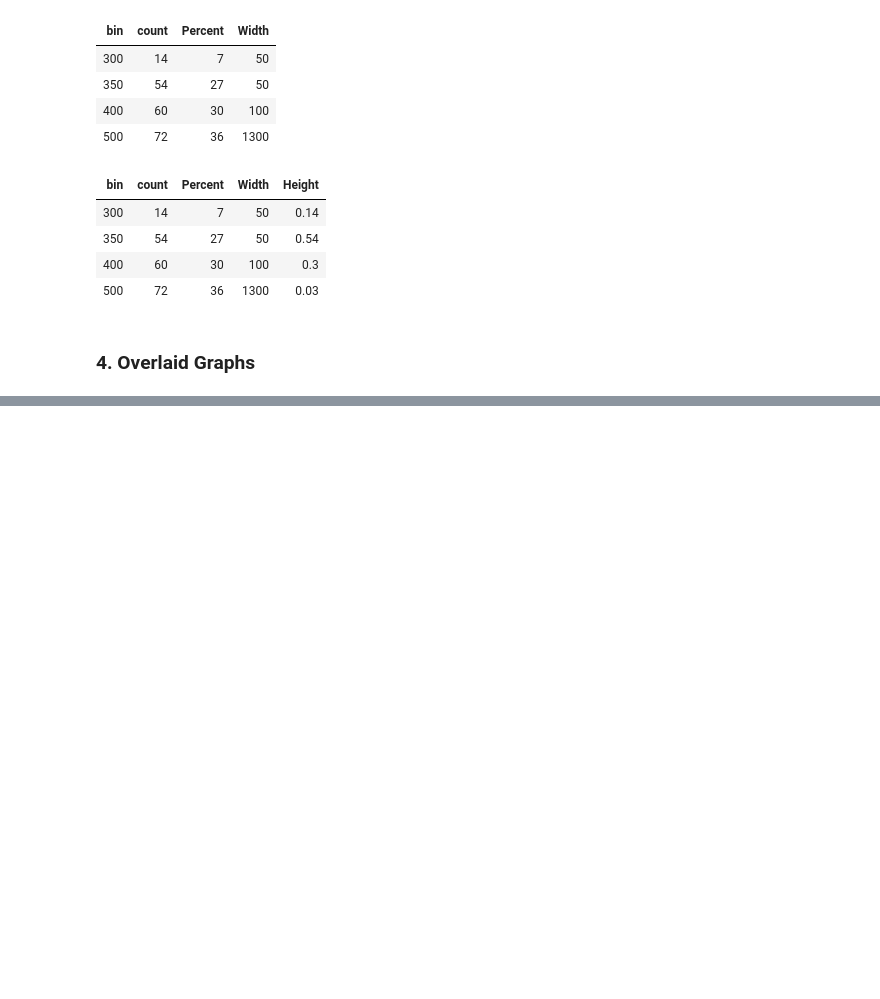
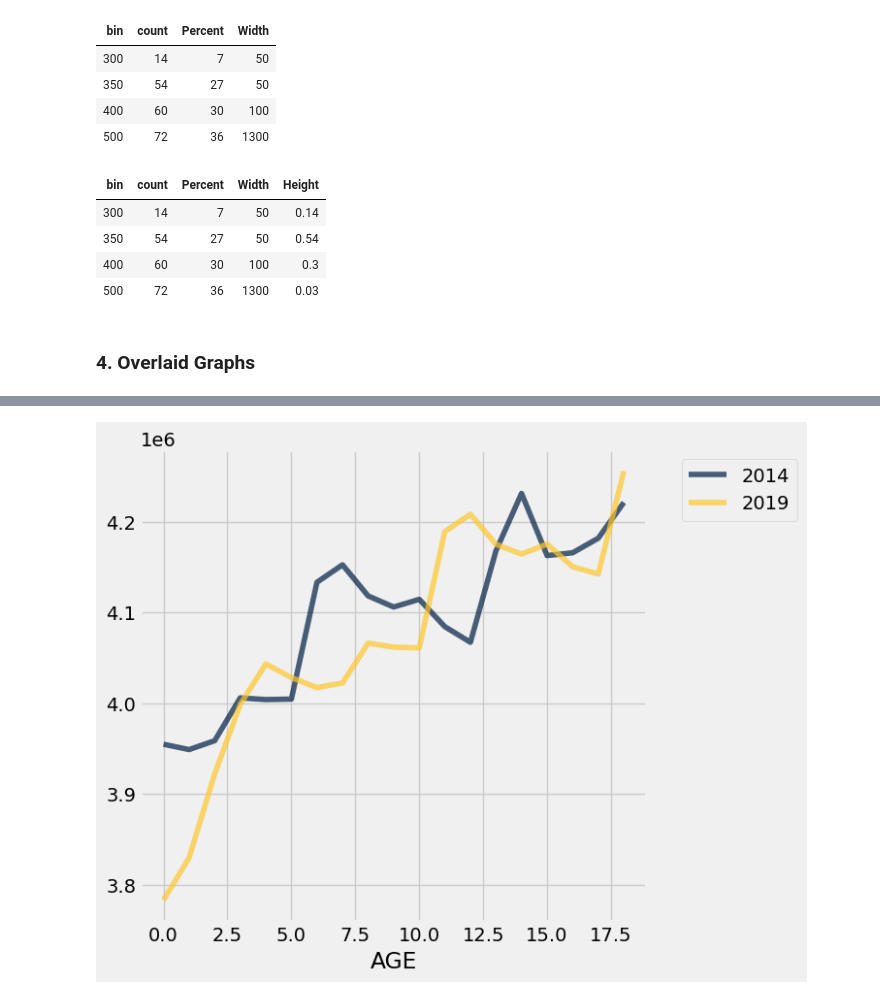
Before and after one commit to Matthew-HMS/Datascience101, a Jupyter notebook: Visualization.ipynb, the cells around one changed output, grey strips where cells are left out. Saved outputs shown, nothing was run; the diff lists cells and outputs as text; code cells hidden in the pictures; blank space fills up the shorter version.

```diff
--- a/Visualization.ipynb
+++ b/Visualization.ipynb
@@ -349,0 +372,6 @@ plots.style.use('fivethirtyeight')
+# %%
+full_census_table = Table.read_table("https://raw.githubusercontent.com/yu-to-chen/data-science/master/assets/data/nc-est2019-agesex-res.csv")
+partial_census_table = full_census_table.select("SEX",'AGE','POPESTIMATE2014','POPESTIMATE2019')
+us_pop = partial_census_table.relabeled("POPESTIMATE2014", "2014").relabeled("POPESTIMATE2019", "2019")
+children = us_pop.where('SEX', are.equal_to(0)).where("AGE", are.below(19)).drop('SEX')
+children.show()
@@ -349,0 +396,4 @@ plots.style.use('fivethirtyeight')
+# %%
+children.plot('AGE')
+# %% [output]
+[figure, added]
```
Also changed, not shown: parts of 8 cells of this notebook, 2 other files.
